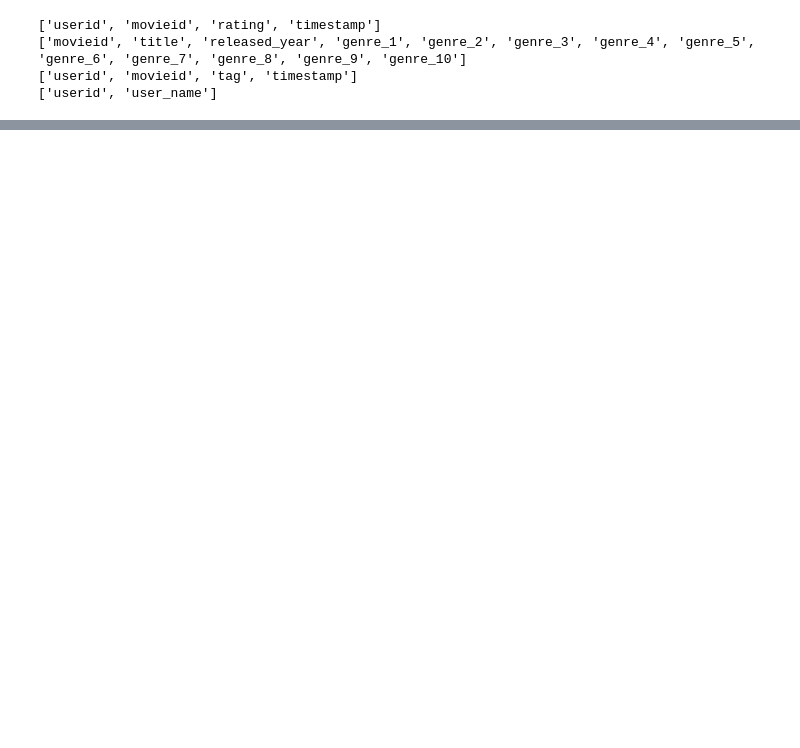
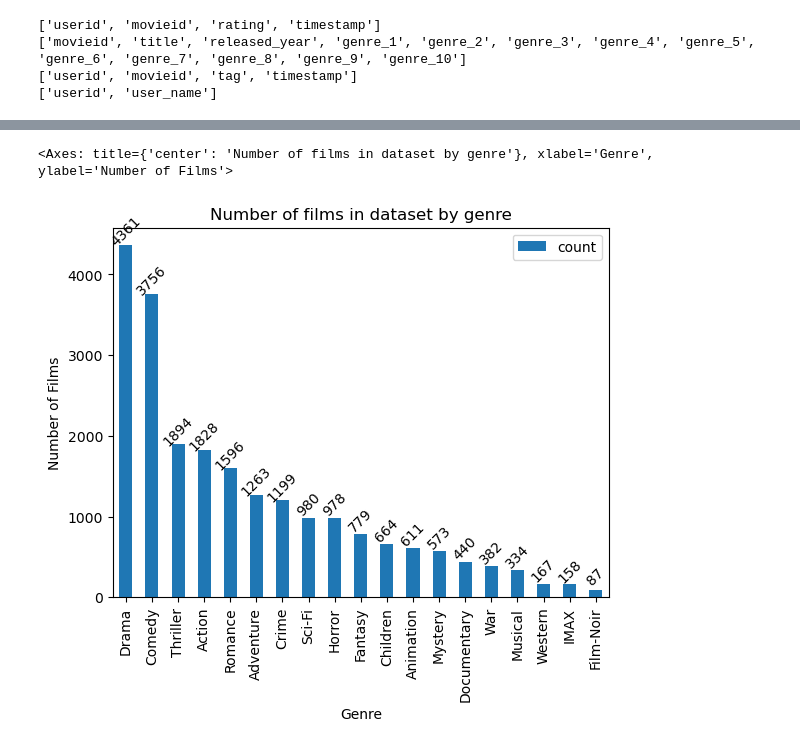
Before and after one commit to proman2520/project-4, a Jupyter notebook: plots.ipynb, the cells around one changed output, grey strips where cells are left out. Saved outputs shown, nothing was run; the diff lists cells and outputs as text; code cells hidden in the pictures; blank space fills up the shorter version.

Commit message:
added pandas visuals

```diff
--- a/plots.ipynb
+++ b/plots.ipynb
@@ -108,0 +116,5 @@ Name: count, dtype: int64
+# %%
+# Value counts for each genre
+genres_df = pd.DataFrame(genres_clean, columns=["Genre"])
+genres_df = genres_df.value_counts()
+genres_df
@@ -108,0 +139,22 @@ Name: count, dtype: int64
+# %%
+# Fixing array -> DataFrame issue
+genres_df = pd.DataFrame(genres_df)
+genres_df = genres_df.reset_index()
+# %%
+# Movies by genre graph
+movies_by_genre_bar = genres_df.plot.bar(x="Genre", y="count")
+movies_by_genre_bar.set_ylabel("Number of Films")
+movies_by_genre_bar.set_title("Number of films in dataset by genre")
+
+
+for p in movies_by_genre_bar.patches:
+    height = int(p.get_height())
+    movies_by_genre_bar.annotate(f"{height}",
+                                    (p.get_x() + p.get_width() / 2., p.get_height()),
+                                    ha='center', va='center', xytext=(0, 10),
+                                    textcoords='offset points', rotation=45)
+
+display(movies_by_genre_bar)
+# %% [output]
+<Axes: title={'center': 'Number of films in dataset by genre'}, xlabel='Genre', ylabel='Number of Films'>
+[figure, added]
```
Also changed, not shown: parts of 11 cells of this notebook, 1 other file.
